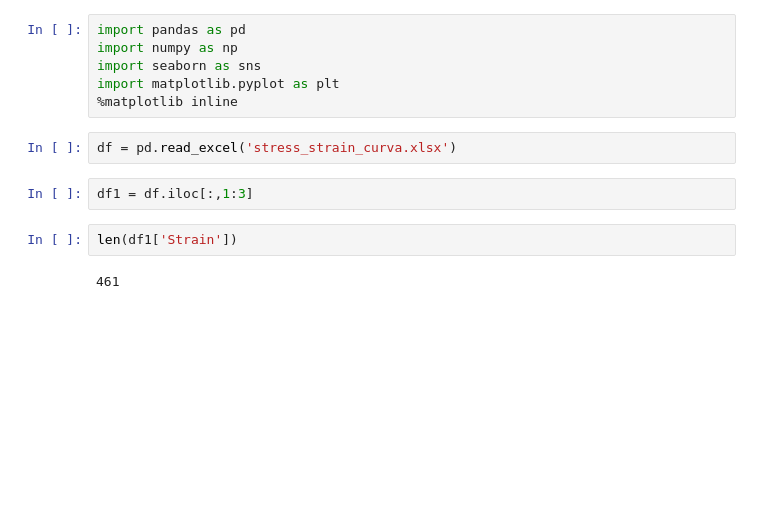
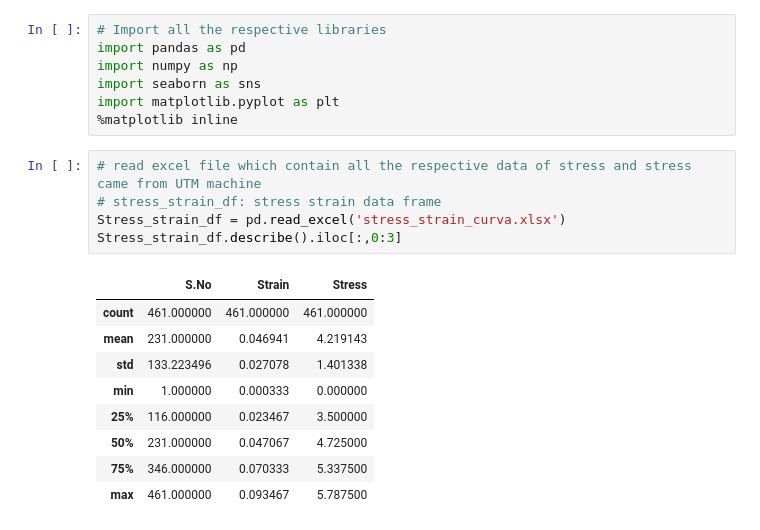
Before and after one commit to shaileshsuthar675/Machine-Learning, a Jupyter notebook: Strain - Strain Curva/Slop at Least Square Regression line.ipynb, the cells around one changed output. Saved outputs shown, nothing was run; the diff lists cells and outputs as text; blank space fills up the shorter version.

```diff
--- a/Strain - Strain Curva/Slop at Least Square Regression line.ipynb
+++ b/Strain - Strain Curva/Slop at Least Square Regression line.ipynb
@@ -1,14 +1,22 @@
 # %%
+# Import all the respective libraries
 import pandas as pd
 import numpy as np
 import seaborn as sns
 import matplotlib.pyplot as plt
 %matplotlib inline
-# %%
-df = pd.read_excel('stress_strain_curva.xlsx')
-# %%
-df1 = df.iloc[:,1:3]
-# %%
-len(df1['Strain'])
-# %% [output]
-461
+# %%
+# read excel file which contain all the respective data of stress and stress came from UTM machine
+# stress_strain_df: stress strain data frame
+Stress_strain_df = pd.read_excel('stress_strain_curva.xlsx')
+Stress_strain_df.describe().iloc[:,0:3]
+# %% [output]
+|  | S.No | Strain | Stress |
+| count | 461.000000 | 461.000000 | 461.000000 |
+| mean | 231.000000 | 0.046941 | 4.219143 |
+| std | 133.223496 | 0.027078 | 1.401338 |
+| min | 1.000000 | 0.000333 | 0.000000 |
+| 25% | 116.000000 | 0.023467 | 3.500000 |
+| 50% | 231.000000 | 0.047067 | 4.725000 |
+| 75% | 346.000000 | 0.070333 | 5.337500 |
+| max | 461.000000 | 0.093467 | 5.787500 |
```
Also changed, not shown: parts of 9 cells of this notebook.
